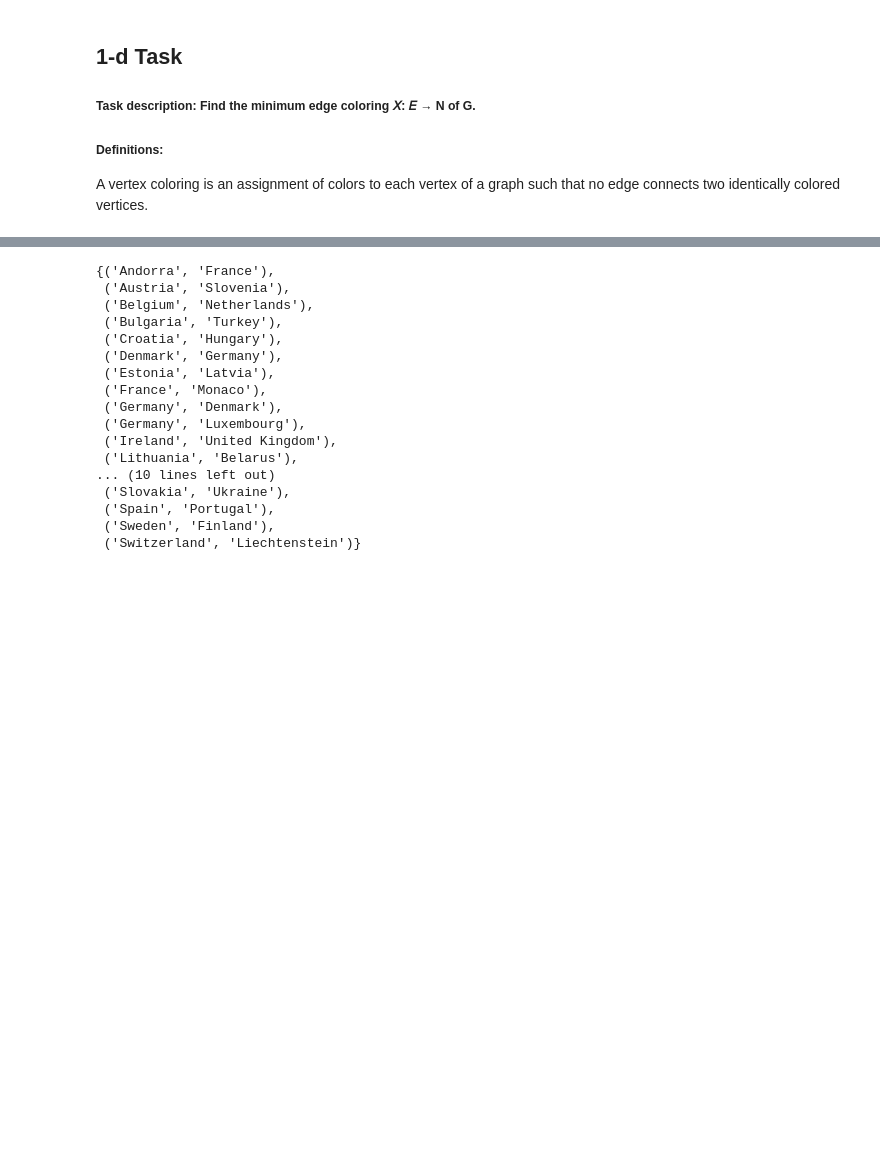
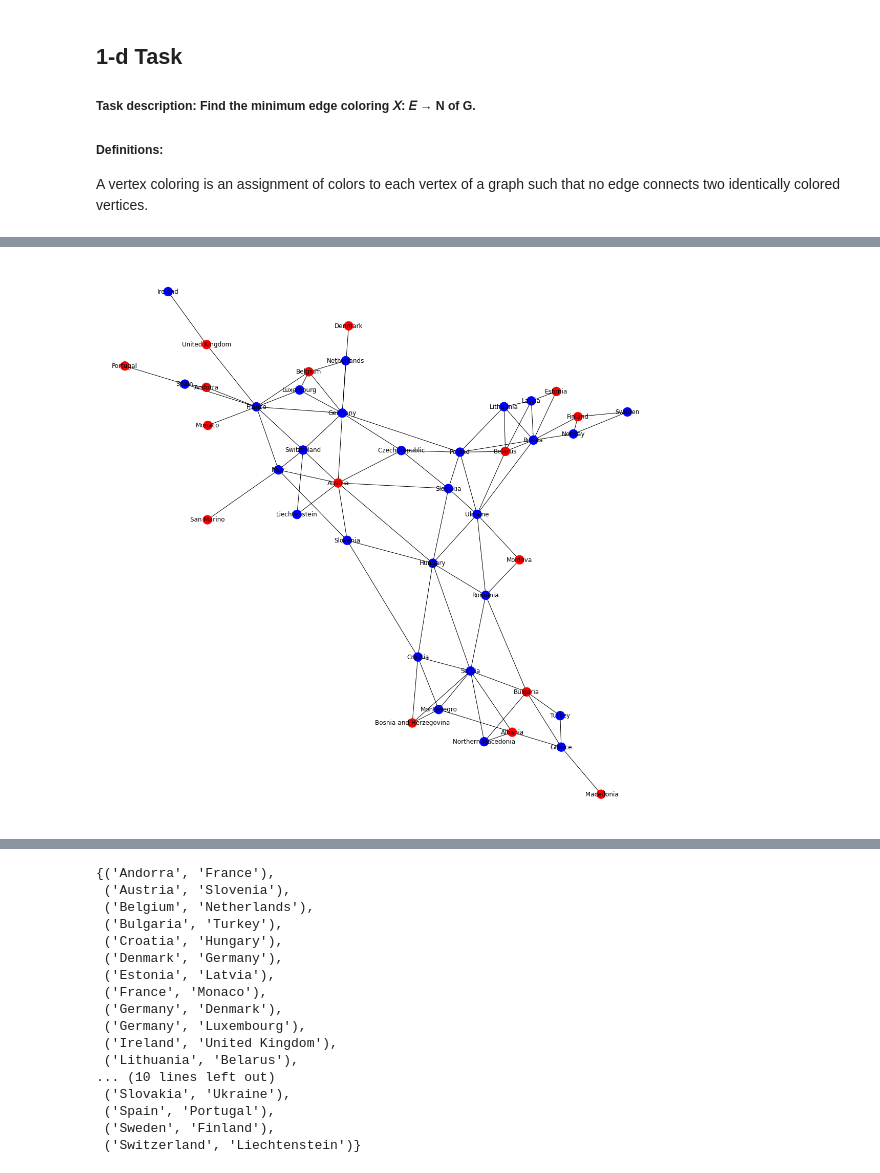
Before and after one commit to vaskers5/D_M_homework_Graphs, a Jupyter notebook: homework.ipynb, the cells around one changed output, grey strips where cells are left out. Drawn from its saved outputs; the diff is of its cells as text; code cells hidden in the pictures; blank space fills up the shorter version.

```diff
--- a/homework.ipynb
+++ b/homework.ipynb
@@ -227,0 +214,18 @@ stable_set
+# %%
+from networkx.algorithms import approximation
+
+stable_set = approximation.maximum_independent_set(G)
+color_node = []
+for node in G:
+    if node in stable_set:
+        color_node.append("red")
+    else:
+        color_node.append("blue")
+
+plt.figure(3,figsize=(15,15))
+pos=nx.spring_layout(G)
+nx.draw(G,pos = pos,node_color = color_node, with_labels = True)
+plt.savefig("stable_set.png")
+plt.show()
+# %% [output]
+[figure, added]
```
Also changed, not shown: parts of 13 cells of this notebook, 4 other files.
